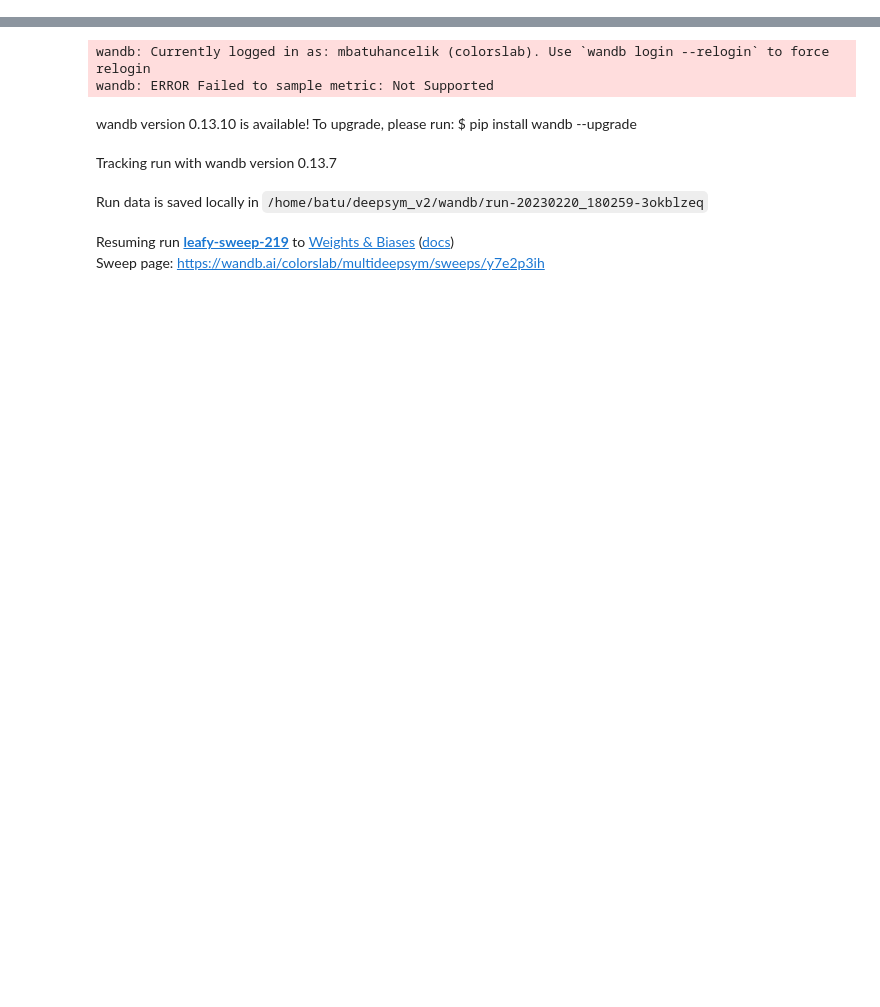
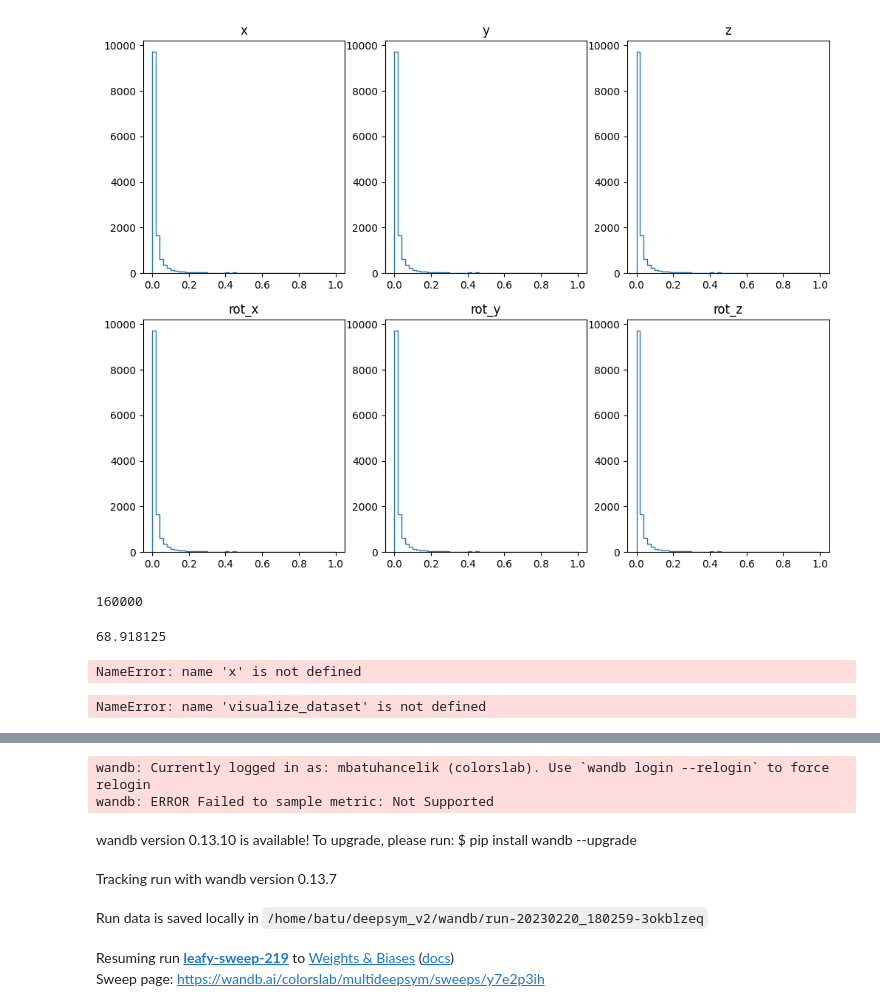
Before and after one commit to mbatuhancelik/deepsym_active_exploration_submission, a Jupyter notebook: visualize_data.ipynb, the cells around one changed output, grey strips where cells are left out. Cells and saved outputs as stored; diff of their text form; code cells hidden in the pictures; blank space fills up the shorter version.

Commit message:
fix visualize dataset function

```diff
--- a/visualize_data.ipynb
+++ b/visualize_data.ipynb
@@ -12 +14,39 @@ run_id = "3okblzeq"
+# %%
+def visualize_dataset(test_set, r):
+
+    x = test_set.effect[:,:,0].abs().max(dim = -1)[0]
+    y = test_set.effect[:,:,1].abs().max(dim = -1)[0]
+    z = test_set.effect[:,:,2].abs().max(dim = -1)[0]
+    rot_x = test_set.effect[:,:,3].abs().max(dim = -1)[0]
+    rot_y = test_set.effect[:,:,4].abs().max(dim = -1)[0]
+    rot_z = test_set.effect[:,:,5].abs().max(dim = -1)[0]
+
+
+
+    fig, [ax1,ax2] = plt.subplots(2,3)
+    fig.set_size_inches(12,9)
+    counts, bins = np.histogram(x, bins = 50, range=r)
+    counts, bins = np.histogram(y, bins = 50, range=r)
+    counts, bins = np.histogram(z, bins = 50, range=r)
+    counts, bins = np.histogram(rot_x, bins = 50, range=r)
+    counts, bins = np.histogram(rot_y, bins = 50, range=r)
+    counts, bins = np.histogram(rot_z, bins = 50, range=r)
+
+    ax1[0].stairs(counts, bins)
+    ax1[2].stairs(counts, bins)
+    ax1[1].stairs(counts, bins)
+    ax1[0].set_title("x")
+    ax1[1].set_title("y")
+    ax1[2].set_title("z")
+
+    ax2[0].stairs(counts, bins)
+    ax2[1].stairs(counts, bins)
+    ax2[2].stairs(counts, bins)
+    ax2[0].set_title("rot_x")
+    ax2[1].set_title("rot_y")
+    ax2[2].set_title("rot_z")
+# %%
+visualize_dataset(test_set, (0,1))
+# %% [output]
+[figure, added]
 # %%
@@ -15,0 +61,16 @@ test_set = StateActionEffectDataset("v4", "test")
+# %%
+len(train_set)
+# %% [output]
+160000
+# %%
+( count)/ len(train_set) * 100
+# %% [output]
+68.918125
+# %%
+x.size()
+# %% [output]
+NameError: name 'x' is not defined
+# %%
+visualize_dataset(train_set,(-4,4))
+# %% [output]
+NameError: name 'visualize_dataset' is not defined
```
Also changed, not shown: parts of 14 cells of this notebook.
